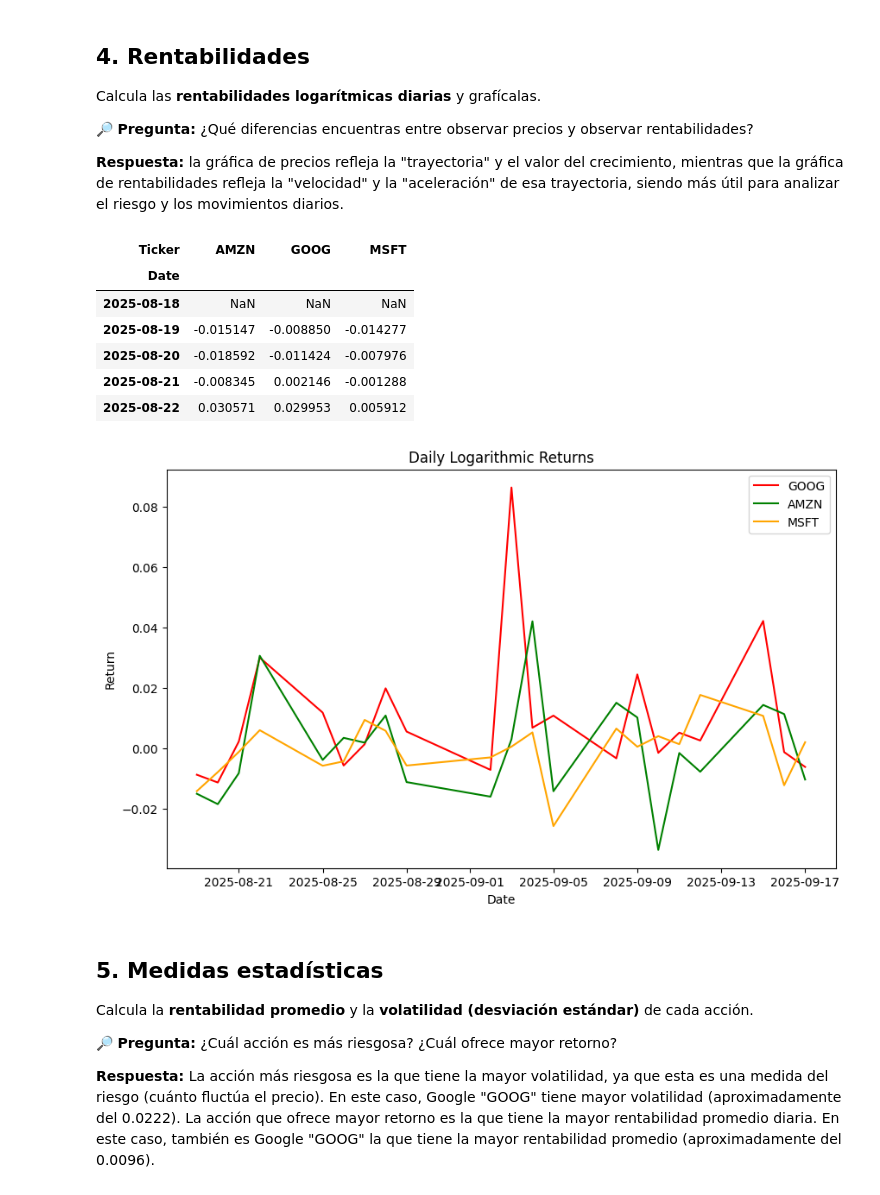
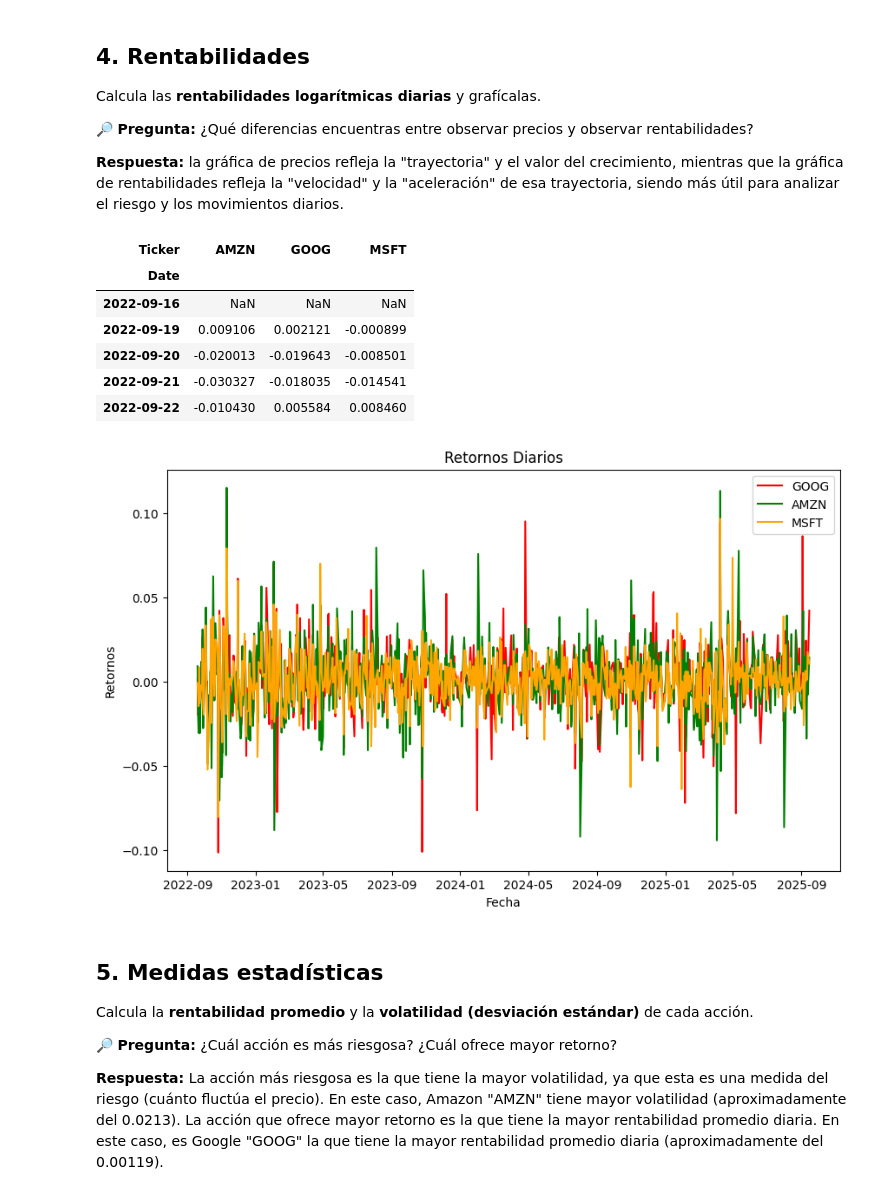
Before and after one commit to AndreaMayo395/Taller_2_Portafolio_Nidia_Andrea_Mayorga_Agudelo, a Jupyter notebook: Taller_2_Portafolio_Nidia_Andrea_Mayorga_Agudelo.ipynb, the cells around one changed output. Cells and saved outputs as stored; diff of their text form; code cells hidden in the pictures.

```diff
--- a/Taller_2_Portafolio_Nidia_Andrea_Mayorga_Agudelo.ipynb
+++ b/Taller_2_Portafolio_Nidia_Andrea_Mayorga_Agudelo.ipynb
@@ -35,7 +35,7 @@ Usa `yfinance` para descargar los precios de **Google (GOOG)**, **Amazon (AMZN)*
 # COMPLETAR: descarga los precios de las acciones usando yf.download
 
 acciones = ["GOOG", "AMZN", "MSFT"]
-datos = yf.download(tickers=acciones)["Close"]
+datos = yf.download(tickers=acciones, start="2022-09-16", end="2025-09-16")["Close"]
 datos.head() # Veo los primeros 5 datos
 # %% [output]
 [*********************100%***********************]  3 of 3 completed
@@ -84,28 +84,28 @@ Calcula las **rentabilidades logarítmicas diarias** y grafícalas.
 # %%
 # COMPLETAR: calcula los rendimientos logarítmicos
 
 rendimientos = np.log(datos / datos.shift(1))
 display(rendimientos.head())
 
 # Graficar
 plt.figure(figsize=(10,6))
 plt.plot(rendimientos["GOOG"], label="GOOG", color="red")
 plt.plot(rendimientos["AMZN"], label="AMZN",color="green")
 plt.plot(rendimientos["MSFT"], label="MSFT",color="orange")
 plt.legend()
-plt.title("Daily Logarithmic Returns")
-plt.ylabel("Return")
-plt.xlabel("Date")
+plt.title("Retornos Diarios")
+plt.ylabel("Retornos")
+plt.xlabel("Fecha")
 plt.show()
 # %% [output]
 | Ticker | AMZN | GOOG | MSFT |
 | Date |  |  |  |
-| 2025-08-18 | NaN | NaN | NaN |
-| 2025-08-19 | -0.015147 | -0.008850 | -0.014277 |
-| 2025-08-20 | -0.018592 | -0.011424 | -0.007976 |
-| 2025-08-21 | -0.008345 | 0.002146 | -0.001288 |
-| 2025-08-22 | 0.030571 | 0.029953 | 0.005912 |
+| 2022-09-16 | NaN | NaN | NaN |
+| 2022-09-19 | 0.009106 | 0.002121 | -0.000899 |
+| 2022-09-20 | -0.020013 | -0.019643 | -0.008501 |
+| 2022-09-21 | -0.030327 | -0.018035 | -0.014541 |
+| 2022-09-22 | -0.010430 | 0.005584 | 0.008460 |
-[figure, old version]
+[figure, new version]
 # %% [markdown]
 ## 5. Medidas estadísticas
 Calcula la **rentabilidad promedio** y la **volatilidad (desviación estándar)** de cada acción.
@@ -114,8 +114,8 @@ Calcula la **rentabilidad promedio** y la **volatilidad (desviación estándar)*
 
 
 
-**Respuesta:** La acción más riesgosa es la que tiene la mayor volatilidad, ya que esta es una medida del riesgo (cuánto fluctúa el precio). En este caso, Google "GOOG" tiene mayor volatilidad (aproximadamente del 0.0222).
-La acción que ofrece mayor retorno es la que tiene la mayor rentabilidad promedio diaria. En este caso, también es Google "GOOG" la que tiene la mayor rentabilidad promedio (aproximadamente del 0.0096).
+**Respuesta:** La acción más riesgosa es la que tiene la mayor volatilidad, ya que esta es una medida del riesgo (cuánto fluctúa el precio). En este caso, Amazon "AMZN" tiene mayor volatilidad (aproximadamente del 0.0213).
+La acción que ofrece mayor retorno es la que tiene la mayor rentabilidad promedio diaria. En este caso, es Google "GOOG" la que tiene la mayor rentabilidad promedio diaria (aproximadamente del 0.00119).
 # %%
 # COMPLETAR: calcula media y desviación estándar
 
```
Also changed, not shown: parts of 9 cells of this notebook.
